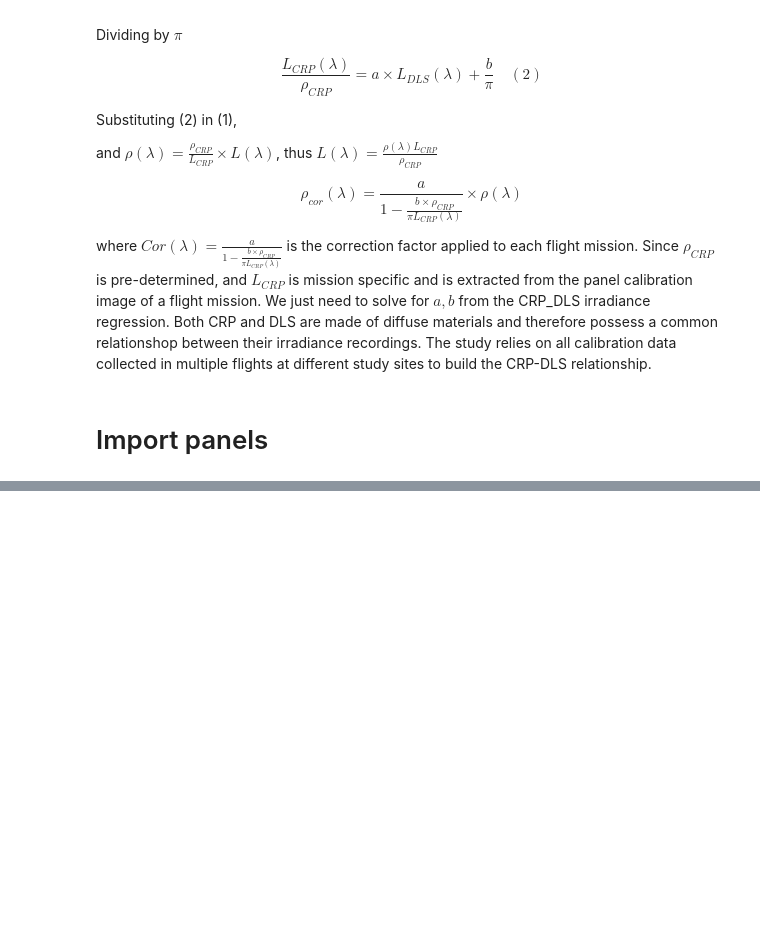
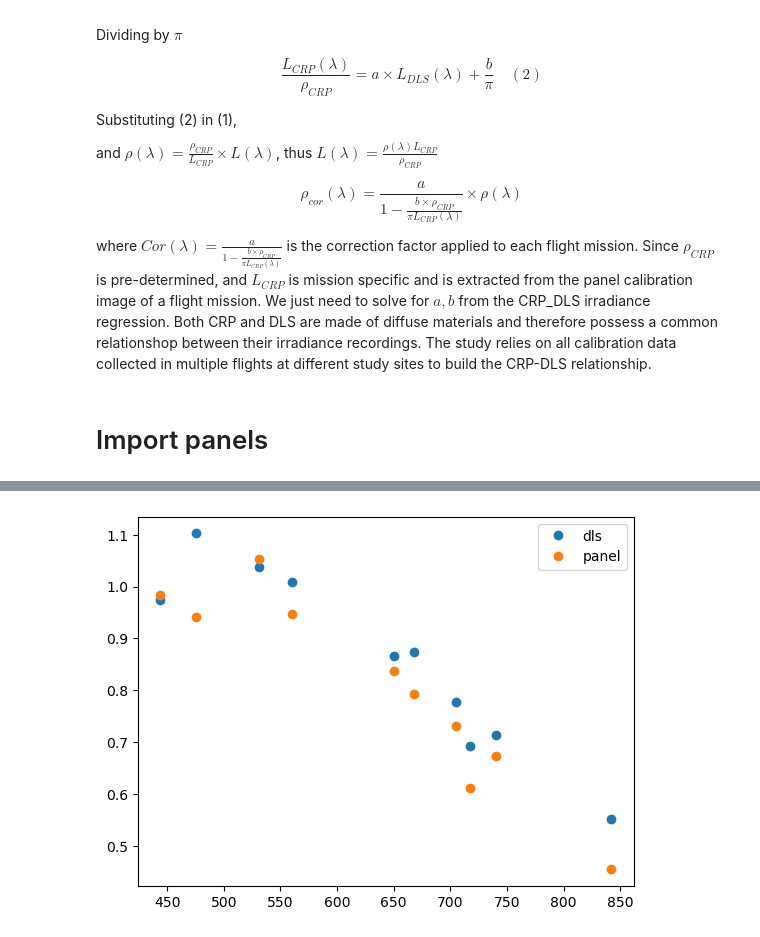
Before and after one commit to pakhuiying/sunglint_correction, a Jupyter notebook: radiometric_correction.ipynb, the cells around one changed output, grey strips where cells are left out. Saved outputs shown, nothing was run; the diff lists cells and outputs as text; code cells hidden in the pictures; blank space fills up the shorter version.

```diff
--- a/radiometric_correction.ipynb
+++ b/radiometric_correction.ipynb
@@ -201,0 +228,8 @@ list(panels_fp[-1].values())
+# %%
+plt.figure()
+plt.plot(center_wavelengths,dls_panel_irr['dls'],'o',label='dls')
+plt.plot(center_wavelengths,dls_panel_irr['panel'],'o',label='panel')
+plt.legend()
+plt.show()
+# %% [output]
+[figure, added]
```
Also changed, not shown: parts of 10 cells of this notebook, 6 other files.
